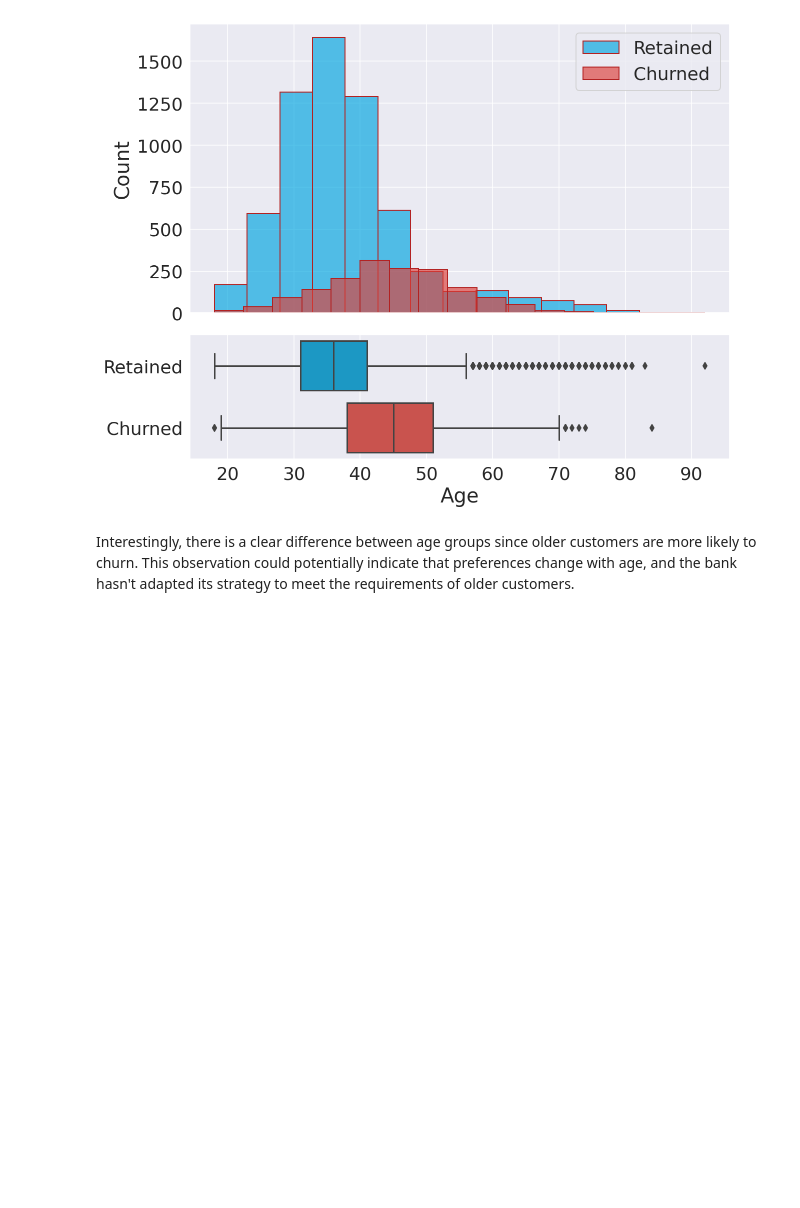
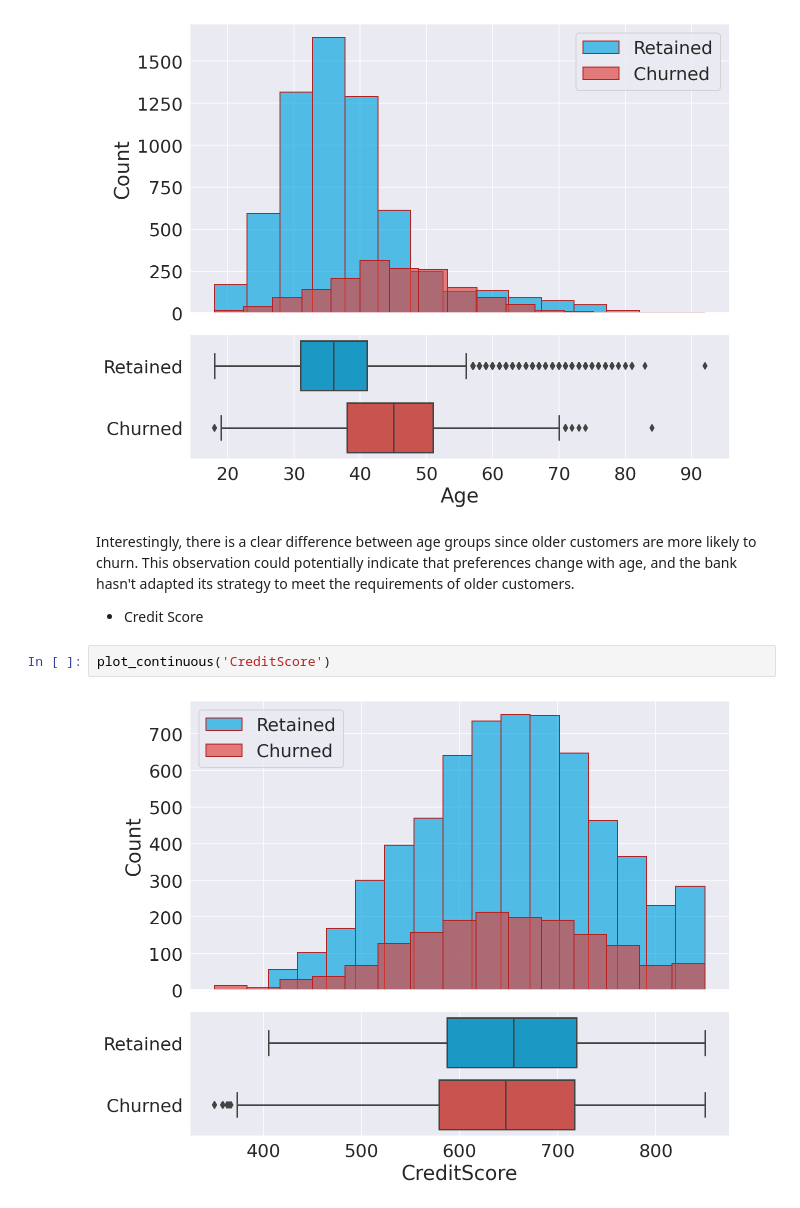
Before and after one commit to EnteringtheQuantumRealm/Classification, a Jupyter notebook: Bank_Predicting_Customer_Churn.ipynb, the cells around one changed output. Drawn from its saved outputs; the diff is of its cells as text; blank space fills up the shorter version.

```diff
--- a/Bank_Predicting_Customer_Churn.ipynb
+++ b/Bank_Predicting_Customer_Churn.ipynb
@@ -513,3 +517,9 @@ plot_continuous('Age')
 [figure]
 # %% [markdown]
 Interestingly, there is a clear difference between age groups since older customers are more likely to churn. This observation could potentially indicate that preferences change with age, and the bank hasn't adapted its strategy to meet the requirements of older customers.
+
+* Credit Score
+# %%
+plot_continuous('CreditScore')
+# %% [output]
+[figure, added]
```
Also changed, not shown: parts of 19 cells of this notebook.
